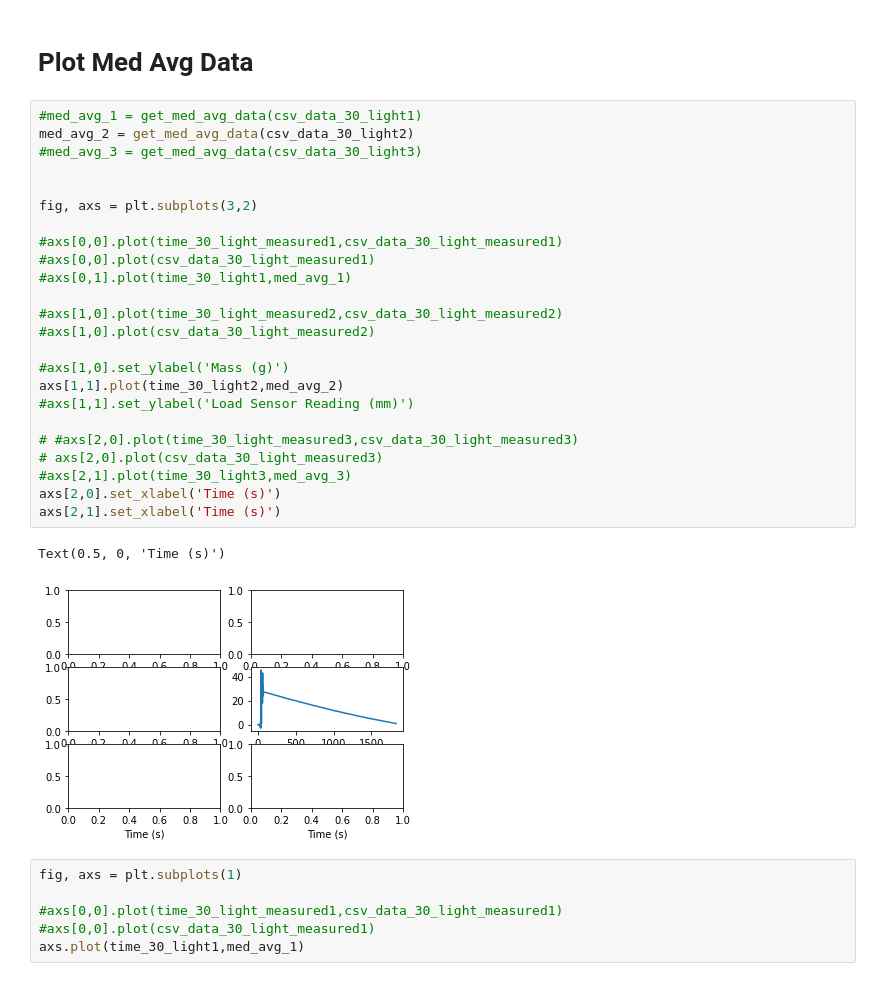
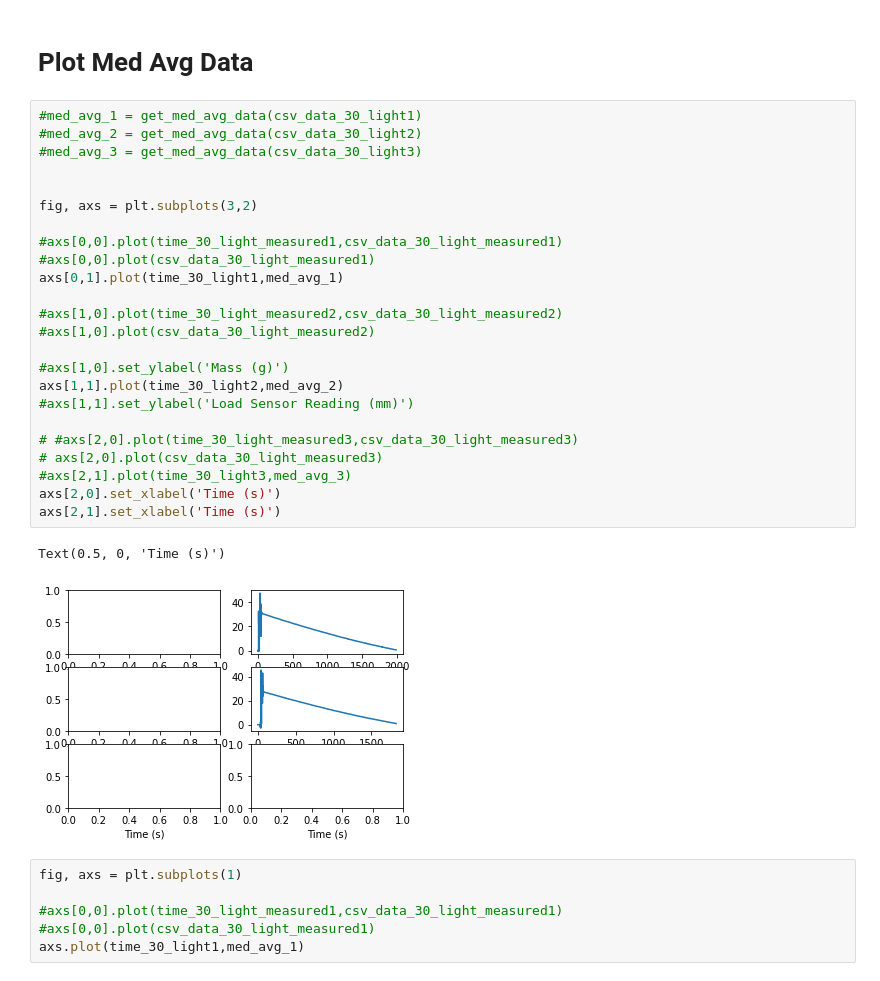
Before and after one commit to anne-mei/fydp-neofeed, a Jupyter notebook: signal_processing/For Sensor Analysis/2022-03-27 - Processing Unfiltered Data - Diff_heights/Median Averaging.ipynb, the cells around one changed output. Saved outputs shown, nothing was run; the diff lists cells and outputs as text.

```diff
--- a/signal_processing/For Sensor Analysis/2022-03-27 - Processing Unfiltered Data - Diff_heights/Median Averaging.ipynb
+++ b/signal_processing/For Sensor Analysis/2022-03-27 - Processing Unfiltered Data - Diff_heights/Median Averaging.ipynb
@@ -308,31 +308,31 @@ Text(0.5, 0, 'Time (s)')
 # Plot Med Avg Data
 # %%
 #med_avg_1 = get_med_avg_data(csv_data_30_light1)
-med_avg_2 = get_med_avg_data(csv_data_30_light2)
+#med_avg_2 = get_med_avg_data(csv_data_30_light2)
 #med_avg_3 = get_med_avg_data(csv_data_30_light3)
 
 
 fig, axs = plt.subplots(3,2)
 
 #axs[0,0].plot(time_30_light_measured1,csv_data_30_light_measured1)
 #axs[0,0].plot(csv_data_30_light_measured1)
-#axs[0,1].plot(time_30_light1,med_avg_1)
+axs[0,1].plot(time_30_light1,med_avg_1)
 
 #axs[1,0].plot(time_30_light_measured2,csv_data_30_light_measured2)
 #axs[1,0].plot(csv_data_30_light_measured2)
 
 #axs[1,0].set_ylabel('Mass (g)')
 axs[1,1].plot(time_30_light2,med_avg_2)
 #axs[1,1].set_ylabel('Load Sensor Reading (mm)')
 
 # #axs[2,0].plot(time_30_light_measured3,csv_data_30_light_measured3)
 # axs[2,0].plot(csv_data_30_light_measured3)
 #axs[2,1].plot(time_30_light3,med_avg_3)
 axs[2,0].set_xlabel('Time (s)')
 axs[2,1].set_xlabel('Time (s)')
 # %% [output]
 Text(0.5, 0, 'Time (s)')
-[figure, old version]
+[figure, new version]
 # %%
 fig, axs = plt.subplots(1)
 
```
Also changed, not shown: parts of 3 cells of this notebook, 1 other file.
